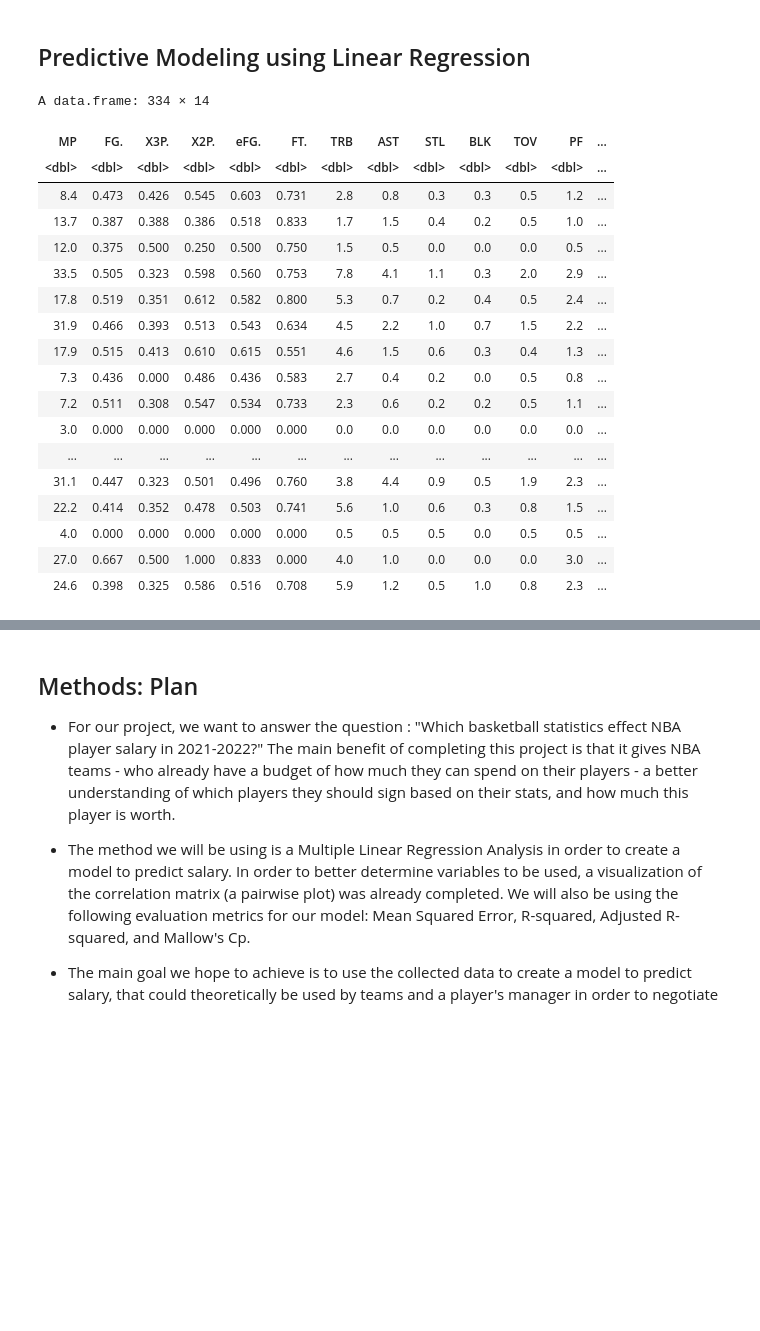
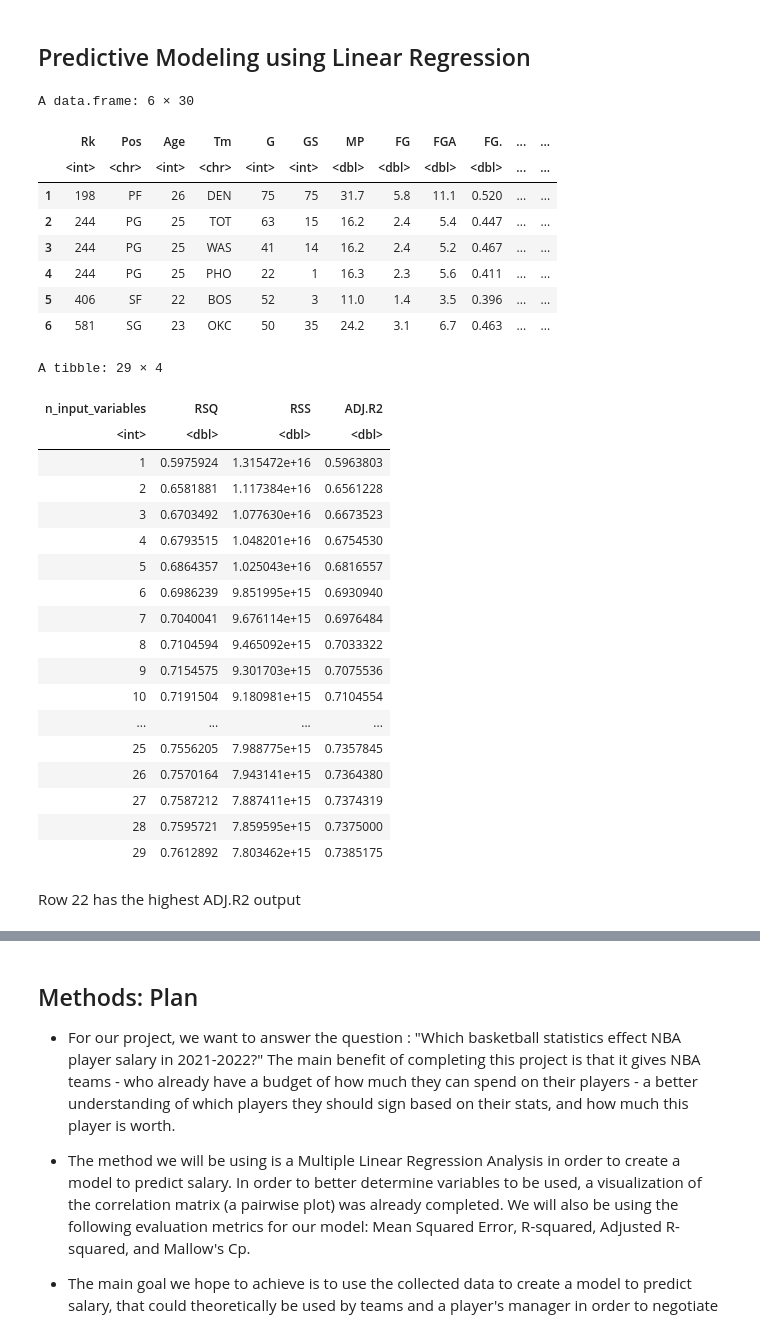
Before and after one commit to RaymondZhang20/STAT301, a Jupyter notebook: Proposal.ipynb, the cells around one changed output, grey strips where cells are left out. Saved outputs shown, nothing was run; the diff lists cells and outputs as text; code cells hidden in the pictures; blank space fills up the shorter version.

Commit message:
variables selected according to ADJ

```diff
--- a/Proposal.ipynb
+++ b/Proposal.ipynb
@@ -202,7 +226,25 @@ From this we can see that there are quite a few variables can be considered high
 multicollinearity problem, we will attempt to resolve this further in our analysis using either expert opinions or VIF.
 # %% [markdown]
 ## Predictive Modeling using Linear Regression
+# %%
+clean_data <- data_all %>%
+    select(-Player) %>%
+    transform(SALARY = as.numeric(SALARY)) %>%
+    filter_all(any_vars(! is.na(.)))
+head(clean_data)
+# %% [output]
+A data.frame: 6 × 30
+|  | Rk | Pos | Age | Tm | G | GS | MP | FG | FGA | FG. | ... | ... |
+|  | <int> | <chr> | <int> | <chr> | <int> | <int> | <dbl> | <dbl> | <dbl> | <dbl> | ... | ... |
+| 1 | 198 | PF | 26 | DEN | 75 | 75 | 31.7 | 5.8 | 11.1 | 0.520 | ... | ... |
+| 2 | 244 | PG | 25 | TOT | 63 | 15 | 16.2 | 2.4 | 5.4 | 0.447 | ... | ... |
+| 3 | 244 | PG | 25 | WAS | 41 | 14 | 16.2 | 2.4 | 5.2 | 0.467 | ... | ... |
+| 4 | 244 | PG | 25 | PHO | 22 | 1 | 16.3 | 2.3 | 5.6 | 0.411 | ... | ... |
+| 5 | 406 | SF | 22 | BOS | 52 | 3 | 11.0 | 1.4 | 3.5 | 0.396 | ... | ... |
+| 6 | 581 | SG | 23 | OKC | 50 | 35 | 24.2 | 3.1 | 6.7 | 0.463 | ... | ... |
 # %%
+# splitting of data set into training and testing data on a 70-30 split
+
 clean_data$ID<- rownames(clean_data)
 
 training_salary <- sample_n(clean_data, size = nrow(clean_data)*0.7, replcae = FALSE)
@@ -213,25 +255,3 @@ testing_salary <- anti_join(clean_data, training_salary, by='ID')
 training_salary$ID <- NULL
 testing_salary$ID  <-  NULL
 clean_data$ID<- NULL
-
-training_salary
-# %% [output]
-A data.frame: 334 × 14
-| MP | FG. | X3P. | X2P. | eFG. | FT. | TRB | AST | STL | BLK | TOV | PF | ... |
-| <dbl> | <dbl> | <dbl> | <dbl> | <dbl> | <dbl> | <dbl> | <dbl> | <dbl> | <dbl> | <dbl> | <dbl> | ... |
-| 8.4 | 0.473 | 0.426 | 0.545 | 0.603 | 0.731 | 2.8 | 0.8 | 0.3 | 0.3 | 0.5 | 1.2 | ... |
-| 13.7 | 0.387 | 0.388 | 0.386 | 0.518 | 0.833 | 1.7 | 1.5 | 0.4 | 0.2 | 0.5 | 1.0 | ... |
-| 12.0 | 0.375 | 0.500 | 0.250 | 0.500 | 0.750 | 1.5 | 0.5 | 0.0 | 0.0 | 0.0 | 0.5 | ... |
-| 33.5 | 0.505 | 0.323 | 0.598 | 0.560 | 0.753 | 7.8 | 4.1 | 1.1 | 0.3 | 2.0 | 2.9 | ... |
-| 17.8 | 0.519 | 0.351 | 0.612 | 0.582 | 0.800 | 5.3 | 0.7 | 0.2 | 0.4 | 0.5 | 2.4 | ... |
-| 31.9 | 0.466 | 0.393 | 0.513 | 0.543 | 0.634 | 4.5 | 2.2 | 1.0 | 0.7 | 1.5 | 2.2 | ... |
-| 17.9 | 0.515 | 0.413 | 0.610 | 0.615 | 0.551 | 4.6 | 1.5 | 0.6 | 0.3 | 0.4 | 1.3 | ... |
-| 7.3 | 0.436 | 0.000 | 0.486 | 0.436 | 0.583 | 2.7 | 0.4 | 0.2 | 0.0 | 0.5 | 0.8 | ... |
-| 7.2 | 0.511 | 0.308 | 0.547 | 0.534 | 0.733 | 2.3 | 0.6 | 0.2 | 0.2 | 0.5 | 1.1 | ... |
-| 3.0 | 0.000 | 0.000 | 0.000 | 0.000 | 0.000 | 0.0 | 0.0 | 0.0 | 0.0 | 0.0 | 0.0 | ... |
-| ... | ... | ... | ... | ... | ... | ... | ... | ... | ... | ... | ... | ... |
-| 31.1 | 0.447 | 0.323 | 0.501 | 0.496 | 0.760 | 3.8 | 4.4 | 0.9 | 0.5 | 1.9 | 2.3 | ... |
-| 22.2 | 0.414 | 0.352 | 0.478 | 0.503 | 0.741 | 5.6 | 1.0 | 0.6 | 0.3 | 0.8 | 1.5 | ... |
-| 4.0 | 0.000 | 0.000 | 0.000 | 0.000 | 0.000 | 0.5 | 0.5 | 0.5 | 0.0 | 0.5 | 0.5 | ... |
-| 27.0 | 0.667 | 0.500 | 1.000 | 0.833 | 0.000 | 4.0 | 1.0 | 0.0 | 0.0 | 0.0 | 3.0 | ... |
-| 24.6 | 0.398 | 0.325 | 0.586 | 0.516 | 0.708 | 5.9 | 1.2 | 0.5 | 1.0 | 0.8 | 2.3 | ... |
@@ -237,0 +275,24 @@ A data.frame: 334 × 14
+# %%
+salary_forward_summary_df
+# %% [output]
+A tibble: 29 × 4
+| n_input_variables | RSQ | RSS | ADJ.R2 |
+| <int> | <dbl> | <dbl> | <dbl> |
+| 1 | 0.5975924 | 1.315472e+16 | 0.5963803 |
+| 2 | 0.6581881 | 1.117384e+16 | 0.6561228 |
+| 3 | 0.6703492 | 1.077630e+16 | 0.6673523 |
+| 4 | 0.6793515 | 1.048201e+16 | 0.6754530 |
+| 5 | 0.6864357 | 1.025043e+16 | 0.6816557 |
+| 6 | 0.6986239 | 9.851995e+15 | 0.6930940 |
+| 7 | 0.7040041 | 9.676114e+15 | 0.6976484 |
+| 8 | 0.7104594 | 9.465092e+15 | 0.7033322 |
+| 9 | 0.7154575 | 9.301703e+15 | 0.7075536 |
+| 10 | 0.7191504 | 9.180981e+15 | 0.7104554 |
+| ... | ... | ... | ... |
+| 25 | 0.7556205 | 7.988775e+15 | 0.7357845 |
+| 26 | 0.7570164 | 7.943141e+15 | 0.7364380 |
+| 27 | 0.7587212 | 7.887411e+15 | 0.7374319 |
+| 28 | 0.7595721 | 7.859595e+15 | 0.7375000 |
+| 29 | 0.7612892 | 7.803462e+15 | 0.7385175 |
+# %% [markdown]
+Row 22 has the highest ADJ.R2 output
```
Also changed, not shown: parts of 6 cells of this notebook.
